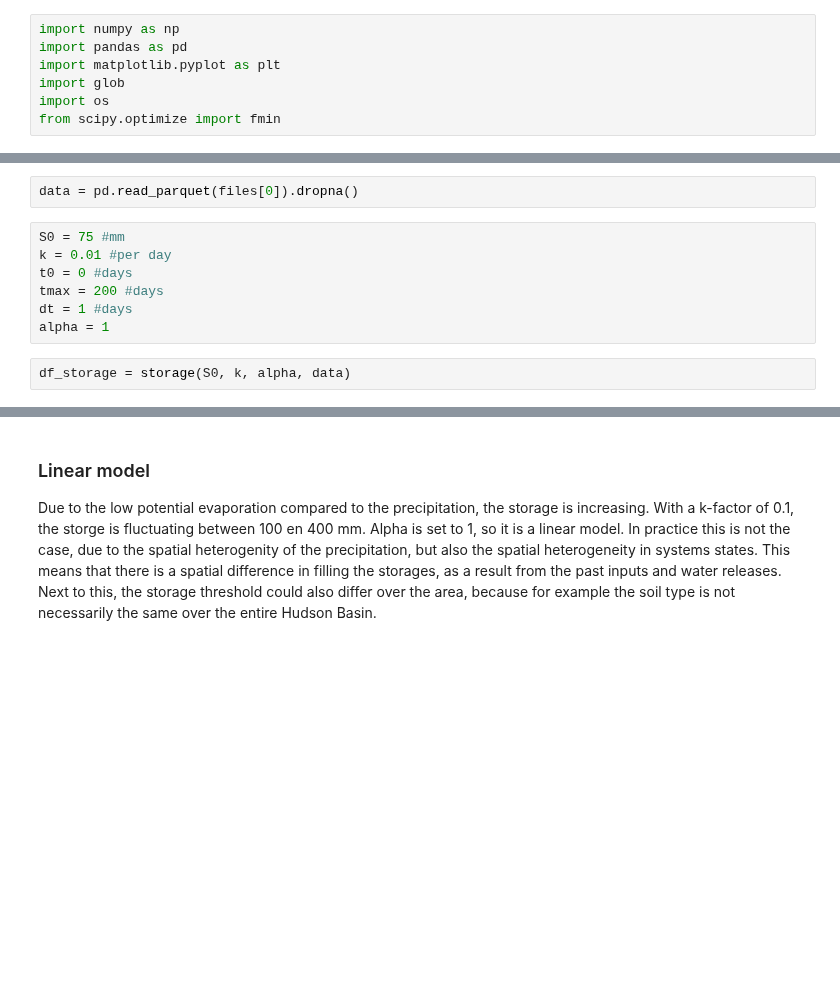
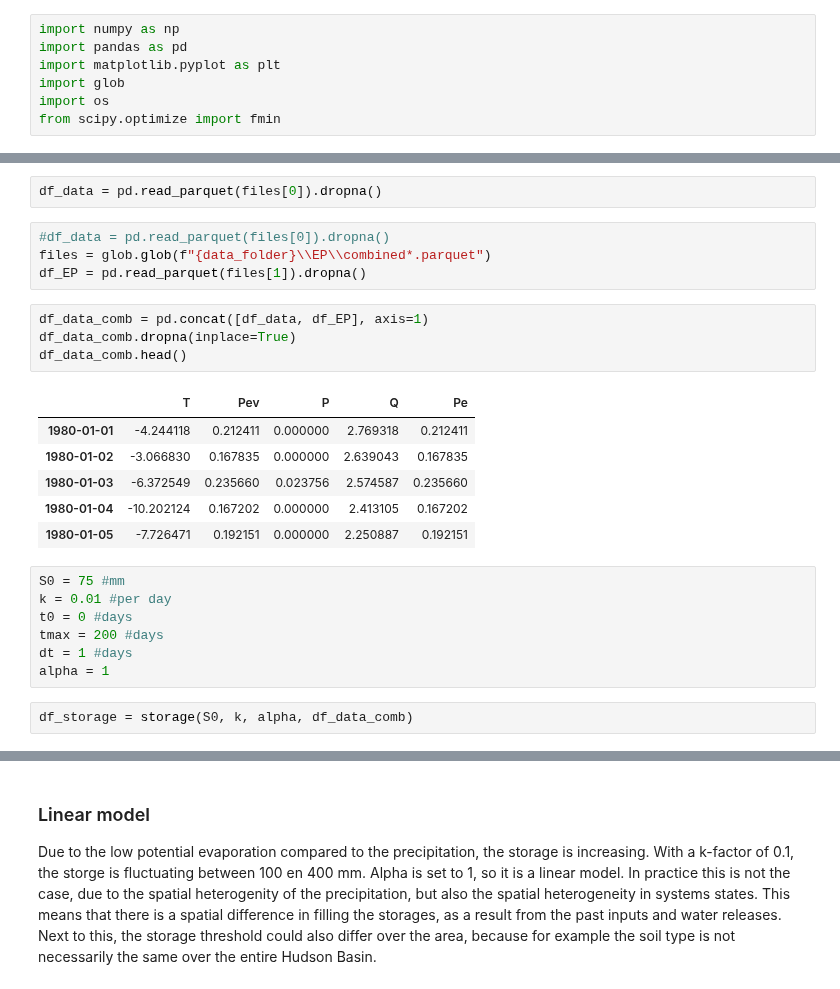
Before and after one commit to Daafip/ENVM1502-Catchment-model, a Jupyter notebook: Python files/3.1.Linear model.ipynb, the cells around one changed output, grey strips where cells are left out. Drawn from its saved outputs; the diff is of its cells as text; blank space fills up the shorter version.

```diff
--- a/Python files/3.1.Linear model.ipynb
+++ b/Python files/3.1.Linear model.ipynb
@@ -27,5 +29,20 @@ files
 # %%
-data = pd.read_parquet(files[0]).dropna()
+df_data = pd.read_parquet(files[0]).dropna()
+# %%
+#df_data = pd.read_parquet(files[0]).dropna()
+files = glob.glob(f"{data_folder}\\EP\\combined*.parquet")
+df_EP = pd.read_parquet(files[1]).dropna()
+# %%
+df_data_comb = pd.concat([df_data, df_EP], axis=1)
+df_data_comb.dropna(inplace=True)
+df_data_comb.head()
+# %% [output]
+|  | T | Pev | P | Q | Pe |
+| 1980-01-01 | -4.244118 | 0.212411 | 0.000000 | 2.769318 | 0.212411 |
+| 1980-01-02 | -3.066830 | 0.167835 | 0.000000 | 2.639043 | 0.167835 |
+| 1980-01-03 | -6.372549 | 0.235660 | 0.023756 | 2.574587 | 0.235660 |
+| 1980-01-04 | -10.202124 | 0.167202 | 0.000000 | 2.413105 | 0.167202 |
+| 1980-01-05 | -7.726471 | 0.192151 | 0.000000 | 2.250887 | 0.192151 |
 # %%
 S0 = 75 #mm
 k = 0.01 #per day
@@ -34,7 +51,7 @@ tmax = 200 #days
 dt = 1 #days
 alpha = 1
 # %%
-df_storage = storage(S0, k, alpha, data)
+df_storage = storage(S0, k, alpha, df_data_comb)
 # %%
 fig, ax = plt.subplots(2, figsize=(10,10))
 df_storage['P'].plot(ax=ax[0], ylabel='[mm]', label='Precipitation')
```
Also changed, not shown: parts of 5 cells of this notebook, 19 other files.
